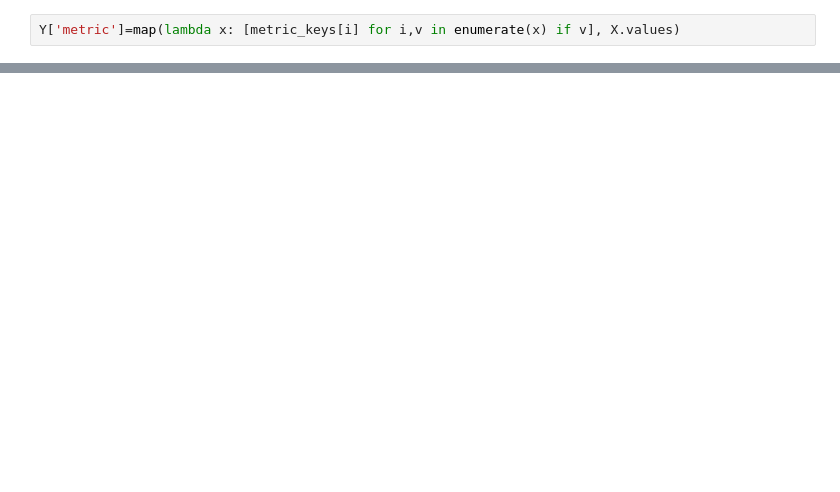
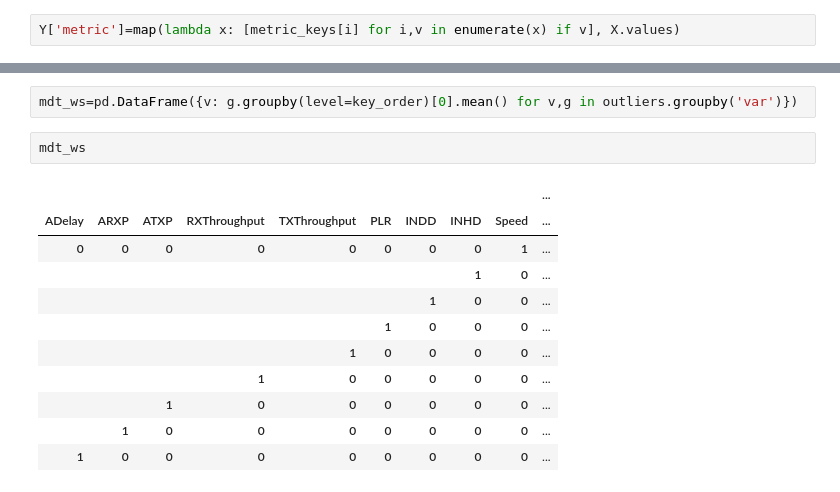
Before and after one commit to andrewbolster/aietes, a Jupyter notebook: scripts/notebooks/Chapters/Chapter 5.ipynb, the cells around one changed output, grey strips where cells are left out. Cells and saved outputs as stored; diff of their text form; blank space fills up the shorter version.

```diff
--- a/scripts/notebooks/Chapters/Chapter 5.ipynb
+++ b/scripts/notebooks/Chapters/Chapter 5.ipynb
@@ -166,0 +389,16 @@ Y
+# %%
+mdt_ws=pd.DataFrame({v: g.groupby(level=key_order)[0].mean() for v,g in outliers.groupby('var')})
+# %%
+mdt_ws
+# %% [output]
+|  |  |  |  |  |  |  |  |  | ... |
+| ADelay | ARXP | ATXP | RXThroughput | TXThroughput | PLR | INDD | INHD | Speed | ... |
+| 0 | 0 | 0 | 0 | 0 | 0 | 0 | 0 | 1 | ... |
+|  |  |  |  |  |  |  | 1 | 0 | ... |
+|  |  |  |  |  |  | 1 | 0 | 0 | ... |
+|  |  |  |  |  | 1 | 0 | 0 | 0 | ... |
+|  |  |  |  | 1 | 0 | 0 | 0 | 0 | ... |
+|  |  |  | 1 | 0 | 0 | 0 | 0 | 0 | ... |
+|  |  | 1 | 0 | 0 | 0 | 0 | 0 | 0 | ... |
+|  | 1 | 0 | 0 | 0 | 0 | 0 | 0 | 0 | ... |
+| 1 | 0 | 0 | 0 | 0 | 0 | 0 | 0 | 0 | ... |
```
Also changed, not shown: parts of 27 cells of this notebook, 6 other files.
